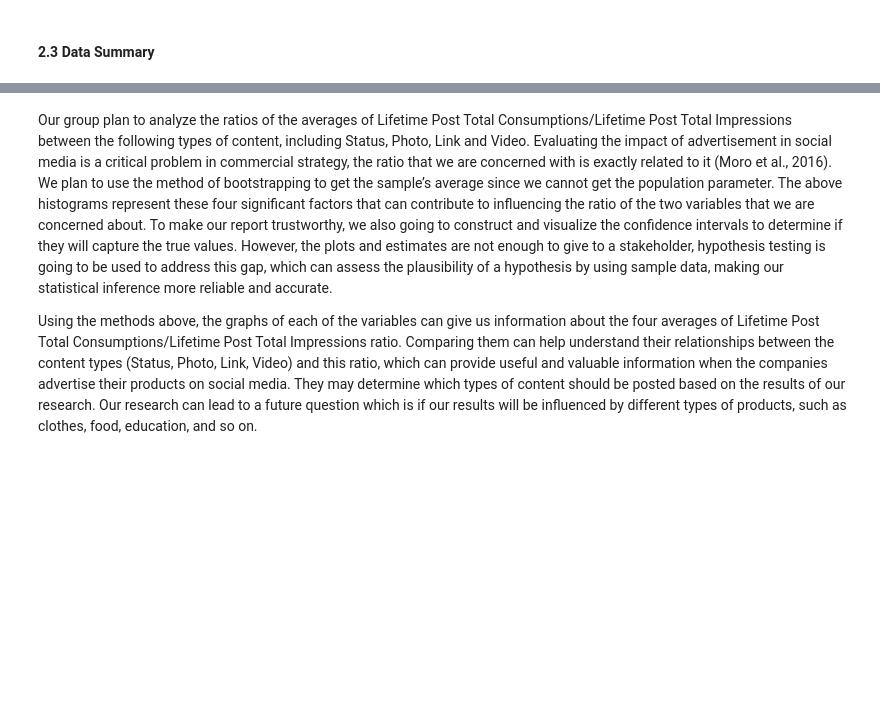
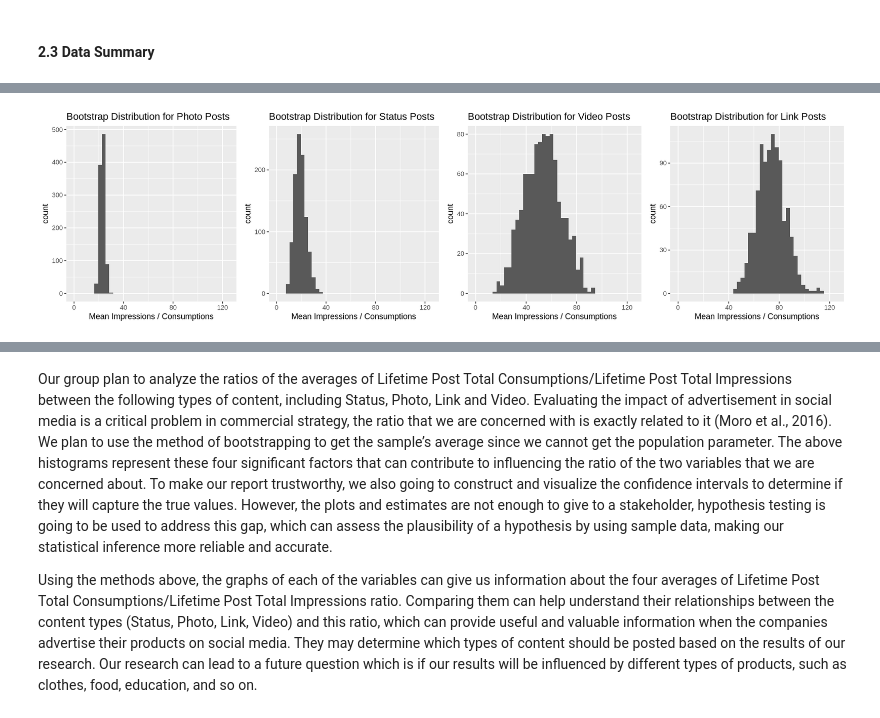
Before and after one commit to Damaay/STAT-201-Project, a Jupyter notebook: Group 33.ipynb, the cells around one changed output, grey strips where cells are left out. Drawn from its saved outputs; the diff is of its cells as text; code cells hidden in the pictures; blank space fills up the shorter version.

Commit message:
Added Bootstrapping

```diff
--- a/Group 33.ipynb
+++ b/Group 33.ipynb
@@ -118,0 +183,38 @@ data_ratio_plot
+# %%
+options(repr.plot.width = 15, repr.plot.height = 4)
+
+# in this cell we will plot all bootstrap distributions to get an idea of the originial distributions
+bootstrap_photo_plot <- bootstrap_photo %>%
+    ggplot(aes(x = mean_ratio)) +
+    geom_histogram(binwidth = 3) +
+    xlab("Mean Impressions / Consumptions")
+
+bootstrap_status_plot <- bootstrap_status %>%
+    ggplot(aes(x = mean_ratio)) +
+    geom_histogram(binwidth = 3) +
+    xlab("Mean Impressions / Consumptions")
+
+bootstrap_video_plot <- bootstrap_video %>%
+    ggplot(aes(x = mean_ratio)) +
+    geom_histogram(binwidth = 3) +
+    xlab("Mean Impressions / Consumptions")
+
+bootstrap_link_plot <- bootstrap_link %>%
+    ggplot(aes(x = mean_ratio)) +
+    geom_histogram(binwidth = 3) +
+    xlab("Mean Impressions / Consumptions")
+
+plot_grid(bootstrap_photo_plot +
+              labs(title = "Bootstrap Distribution for Photo Posts") +
+              scale_x_continuous(limits = c(0, 125)),
+          bootstrap_status_plot +
+              labs(title = "Bootstrap Distribution for Status Posts") +
+              scale_x_continuous(limits = c(0, 125)),
+          bootstrap_video_plot +
+              labs(title = "Bootstrap Distribution for Video Posts") +
+              scale_x_continuous(limits = c(0, 125)),
+          bootstrap_link_plot +
+              labs(title = "Bootstrap Distribution for Link Posts") +
+              scale_x_continuous(limits = c(0, 125)),
+          ncol = 4)
+# %% [output]
@@ -118,0 +229 @@ data_ratio_plot
+[figure, added]
```
Also changed, not shown: parts of 17 cells of this notebook.
